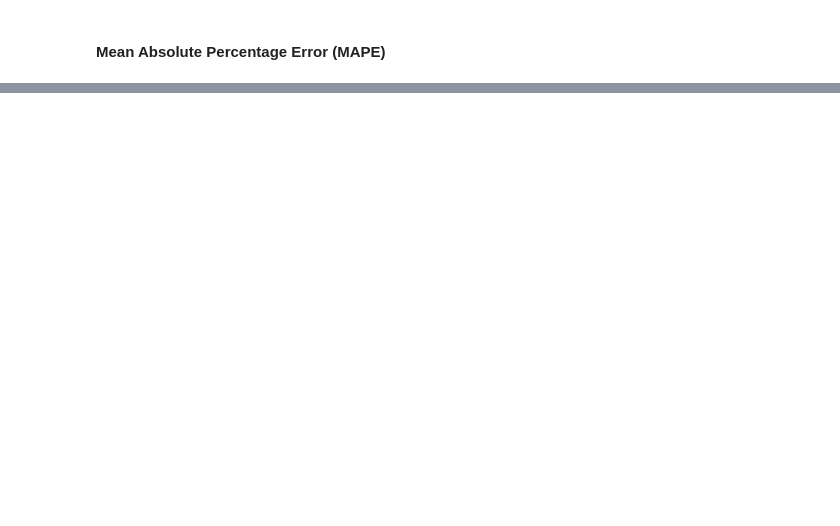
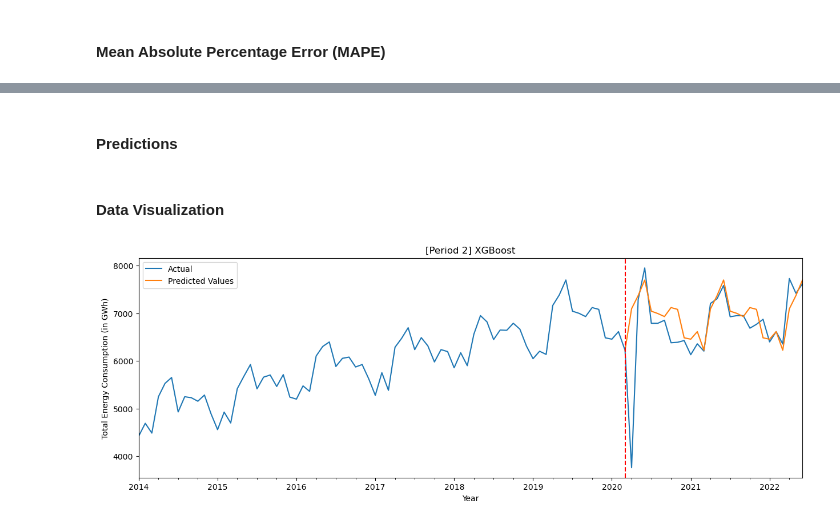
Before and after one commit to errutorculas/cmsc197-ML-miniproj, a Jupyter notebook: jupyter-notebook-code/miniproj.ipynb, the cells around one changed output, grey strips where cells are left out. Cells and saved outputs as stored; diff of their text form; code cells hidden in the pictures; blank space fills up the shorter version.

```diff
--- a/jupyter-notebook-code/miniproj.ipynb
+++ b/jupyter-notebook-code/miniproj.ipynb
@@ -582,0 +659,2 @@ The Mean Absolute Percentage Error (MAPE) of Period 2 is 0.09768747414215632
+# %%
+xgBoostReg.fit(X_trainPan, y_trainPan)
@@ -582,0 +673,22 @@ The Mean Absolute Percentage Error (MAPE) of Period 2 is 0.09768747414215632
+# %% [markdown]
+#### Predictions
+# %%
+predXGBoost_pan = xgBoostReg.predict(X_testPan)
+
+# Make a new column in test dataframe: predictions for period 2
+testPan["[Period 2] XGBoost Predictions"] = predXGBoost_pan
+# %% [markdown]
+#### Data Visualization
+# %%
+ax = totalPan['Total Energy Consumption (in GWh)'].plot(figsize=(15, 5), label="Actual")
+testPan["[Period 2] XGBoost Predictions"].plot(ax=ax, label="Predicted Values")
+ax.axvline('2020-03-01', color='red', ls='--')
+
+plt.xlabel("Year")
+plt.ylabel("Total Energy Consumption (in GWh)")
+plt.title("[Period 2] XGBoost")
+plt.legend(loc="best")
+
+plt.show()
+# %% [output]
+[figure, added]
```
Also changed, not shown: parts of 27 cells of this notebook.
